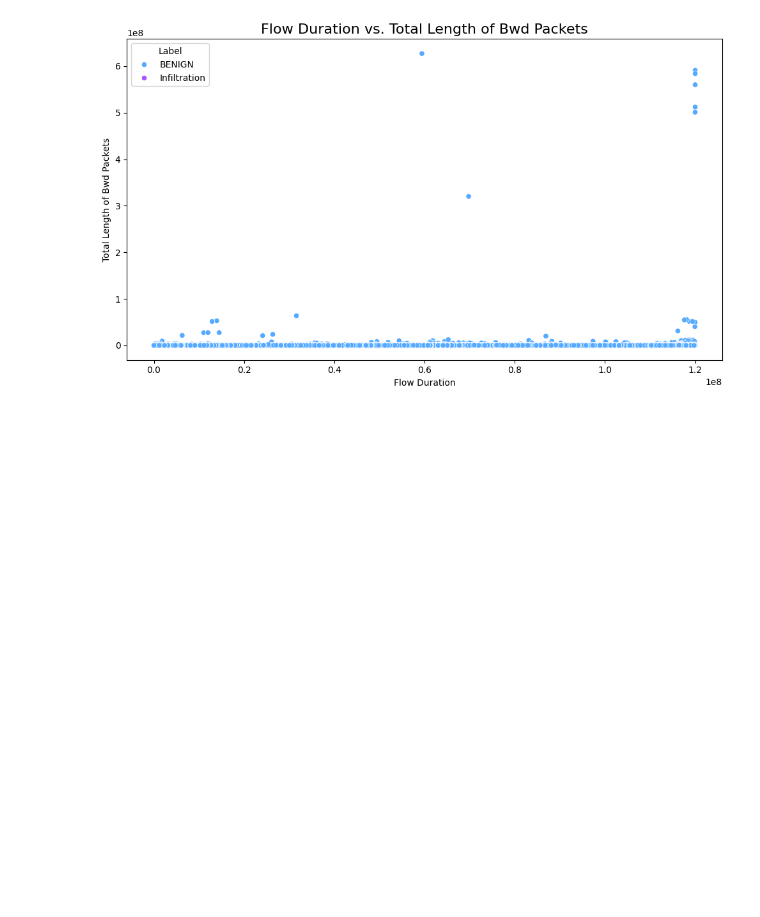
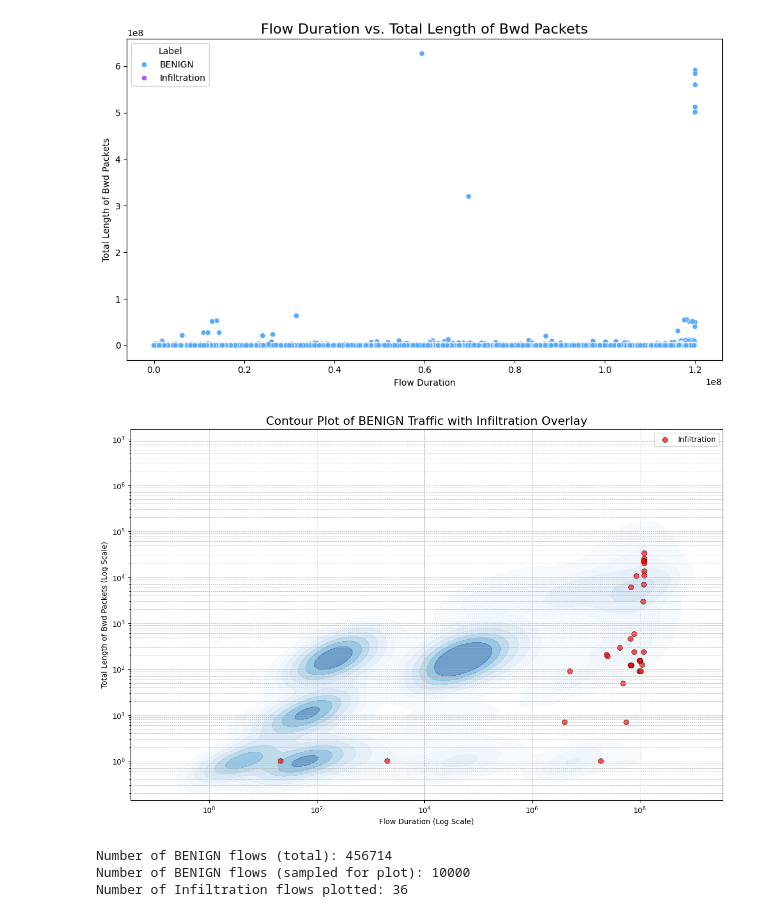
Before and after one commit to PhoXinuS/IDS-Analyzer, a Jupyter notebook: code/data_vis.ipynb, the cells around one changed output. Saved outputs shown, nothing was run; the diff lists cells and outputs as text; code cells hidden in the pictures; blank space fills up the shorter version.

Commit message:
Detailed plotting WIP

```diff
--- a/code/data_vis.ipynb
+++ b/code/data_vis.ipynb
@@ -757,3 +888,64 @@ plt.show()
 # %% [output]
 [figure]
 [figure]
+# %%
+df_thu = load_dataset('Thu')
+df_thu.columns = df_thu.columns.str.strip()
+inf_labels = ['Infiltration', 'BENIGN']
+df_inf = df_thu[df_thu['Label'].isin(inf_labels)].copy()
+
+df_benign = df_inf[df_inf['Label'] == 'BENIGN'].copy()
+df_infiltration = df_inf[df_inf['Label'] == 'Infiltration'].copy()
+
+# fix to avoid log(0)
+df_benign['Flow Duration'] += 1
+df_benign['Total Length of Bwd Packets'] += 1
+df_infiltration['Flow Duration'] += 1
+df_infiltration['Total Length of Bwd Packets'] += 1
+
+plt.figure(figsize=(12, 8))
+
+benign_sample = df_benign.sample(n=min(len(df_benign), 10000), random_state=42)
+
+# Density contours for benign
+sns.kdeplot(
+    data=benign_sample,
+    x='Flow Duration',
+    y='Total Length of Bwd Packets',
+    fill=True,
+    cmap='Blues',
+    alpha=0.6,
+    levels=8,
+    log_scale=(True, True)
+)
+
+# Overlay of infiltration over benign contours
+sns.scatterplot(
+    data=df_infiltration,
+    x='Flow Duration',
+    y='Total Length of Bwd Packets',
+    color='red',
+    label='Infiltration',
+    s=50,
+    alpha=0.7,
+    edgecolor='black'
+)
+
+plt.title('Contour Plot of BENIGN Traffic with Infiltration Overlay', fontsize=16)
+plt.xlabel('Flow Duration (Log Scale)')
+plt.ylabel('Total Length of Bwd Packets (Log Scale)')
+plt.legend()
+plt.grid(True, which="both", ls="--", linewidth=0.5)
+plt.tight_layout()
+plt.show()
+
+benign_count = df_benign.shape[0]
+infiltration_count = df_infiltration.shape[0]
+print(f"Number of BENIGN flows (total): {benign_count}")
+print(f"Number of BENIGN flows (sampled for plot): {len(benign_sample)}")
+print(f"Number of Infiltration flows plotted: {infiltration_count}")
+# %% [output]
+[figure, added]
+Number of BENIGN flows (total): 456714
+Number of BENIGN flows (sampled for plot): 10000
+Number of Infiltration flows plotted: 36
```
Also changed, not shown: parts of 2 cells of this notebook.
